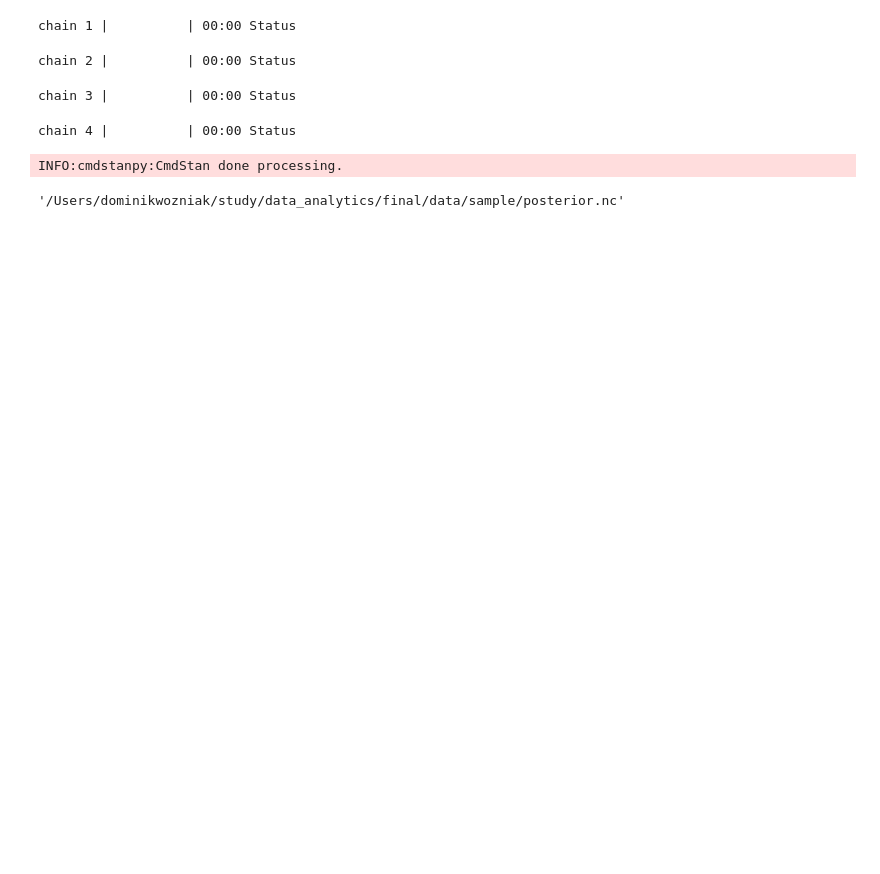
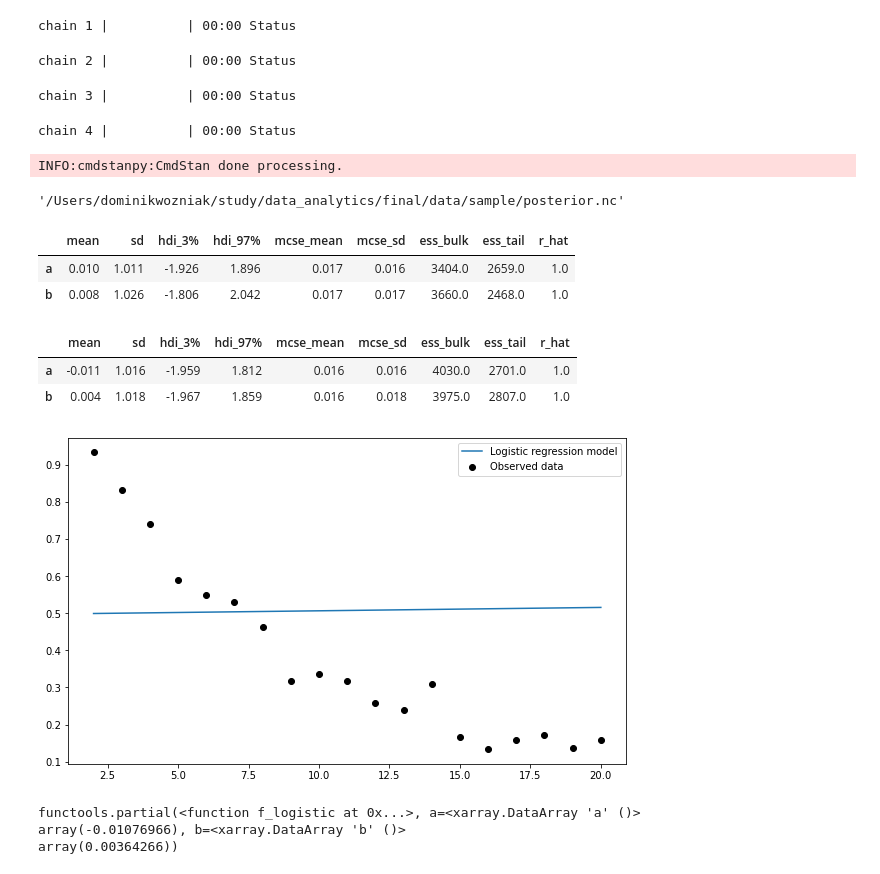
Before and after one commit to dominikwozniak/data-analytics, a Jupyter notebook: final/main.ipynb, the cells around one changed output. Cells and saved outputs as stored; diff of their text form; code cells hidden in the pictures; blank space fills up the shorter version.

```diff
--- a/final/main.ipynb
+++ b/final/main.ipynb
@@ -162,0 +169,12 @@ sampled_data.to_netcdf(POSTERIOR_FILE)
+# %%
+display(az.summary(prior))
+# %% [output]
+|  | mean | sd | hdi_3% | hdi_97% | mcse_mean | mcse_sd | ess_bulk | ess_tail | r_hat |
+| a | 0.010 | 1.011 | -1.926 | 1.896 | 0.017 | 0.016 | 3404.0 | 2659.0 | 1.0 |
+| b | 0.008 | 1.026 | -1.806 | 2.042 | 0.017 | 0.017 | 3660.0 | 2468.0 | 1.0 |
+# %%
+display(az.summary(posterior))
+# %% [output]
+|  | mean | sd | hdi_3% | hdi_97% | mcse_mean | mcse_sd | ess_bulk | ess_tail | r_hat |
+| a | -0.011 | 1.016 | -1.959 | 1.812 | 0.016 | 0.016 | 4030.0 | 2701.0 | 1.0 |
+| b | 0.004 | 1.018 | -1.967 | 1.859 | 0.016 | 0.018 | 3975.0 | 2807.0 | 1.0 |
@@ -162,0 +192,24 @@ sampled_data.to_netcdf(POSTERIOR_FILE)
+# %%
+f_logistic_ds = partial(f_logistic, a=a_mean, b=b_mean)
+# %%
+observed_data = posterior.observed_data
+# %%
+x_mod = np.linspace(observed_data["x"].min(), observed_data["x"].max(), 500)
+x_obs = observed_data["x"].values
+# %%
+obs = observed_data["y"].values / observed_data["batch_size"].values
+mod_logistic = np.array(list(map(f_logistic_ds, x_mod)))
+# %%
+plt.figure(figsize=(10, 6))
+plt.scatter(x_obs, obs, label="Observed data", color="black")
+plt.plot(x_mod, mod_logistic, label="Logistic regression model")
+plt.legend()
+plt.show()
+# %% [output]
+[figure, added]
+# %%
+f_logistic_ds
+# %% [output]
+functools.partial(<function f_logistic at 0x...>, a=<xarray.DataArray 'a' ()>
+array(-0.01076966), b=<xarray.DataArray 'b' ()>
+array(0.00364266))
```
Also changed, not shown: parts of 6 cells of this notebook, 4 other files.
